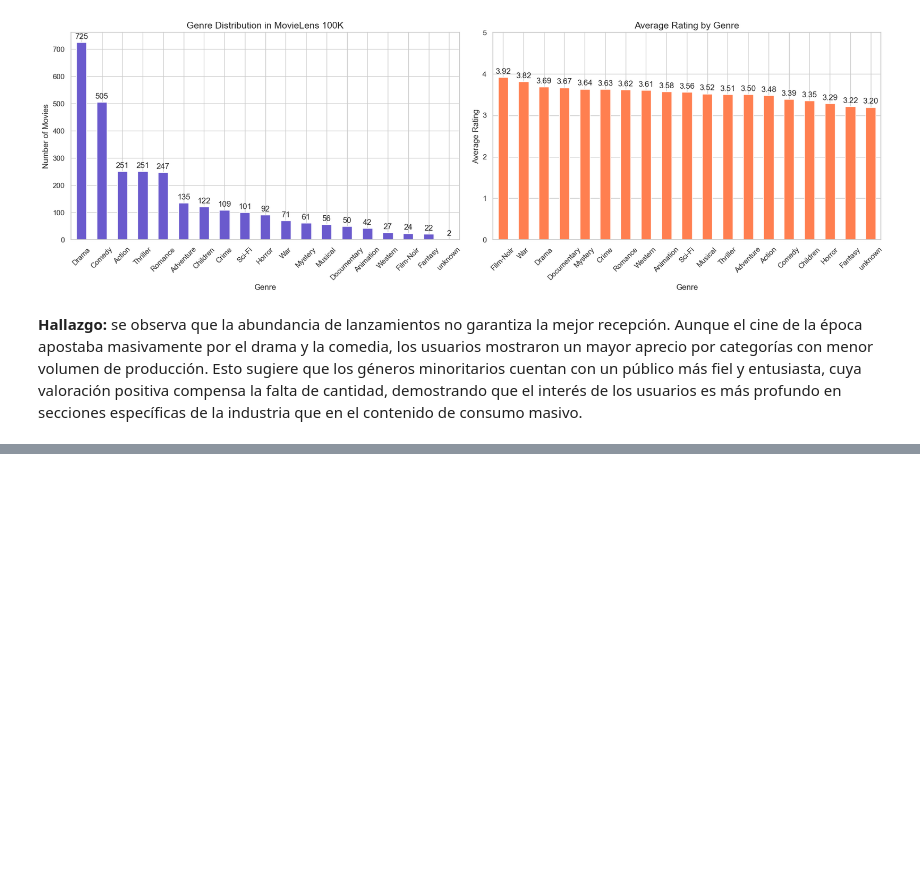
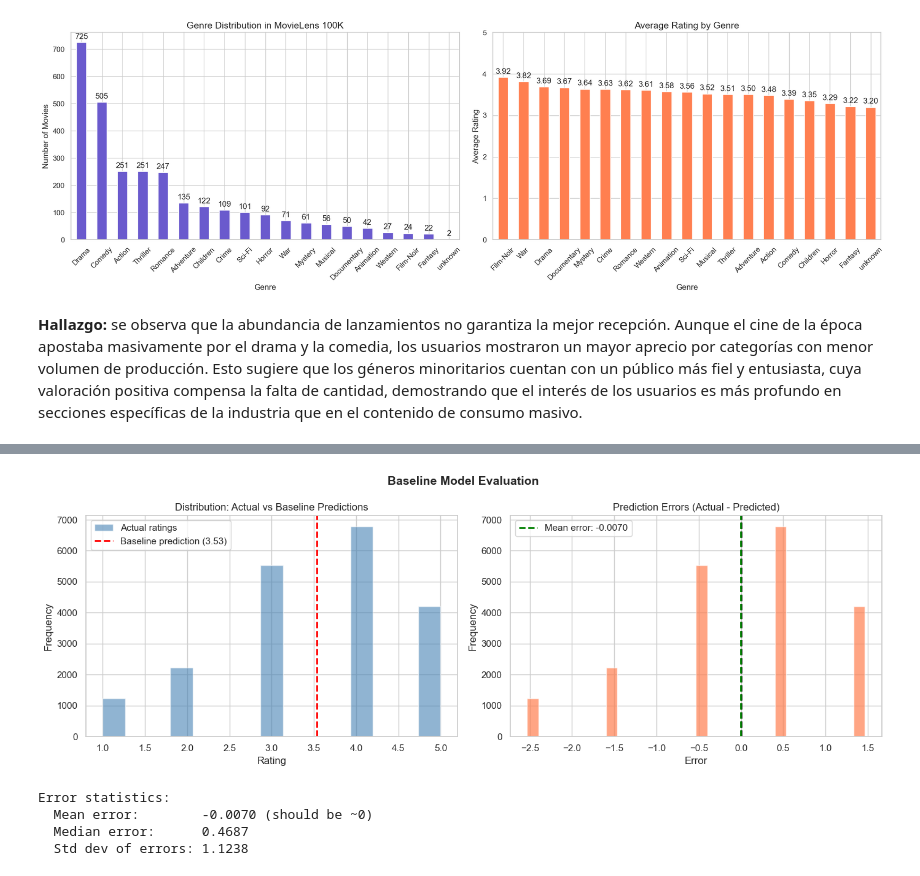
Before and after one commit to JeroZp/recommendation-system-movielens, a Jupyter notebook: notebooks/01_eda_baseline.ipynb, the cells around one changed output, grey strips where cells are left out. Drawn from its saved outputs; the diff is of its cells as text; code cells hidden in the pictures; blank space fills up the shorter version.

Commit message:
fix(report): update baseline predictions and metrics in report delivery 1

```diff
--- a/notebooks/01_eda_baseline.ipynb
+++ b/notebooks/01_eda_baseline.ipynb
@@ -495,0 +621,58 @@ plt.show()
+# %%
+# Visualization: Baseline predictions vs actual ratings
+
+fig, axes = plt.subplots(1, 2, figsize=(14, 5))
+
+# Distribution of actual vs predicted
+axes[0].hist(
+    y_test,
+    bins=15,
+    alpha=0.6,
+    label="Actual ratings",
+    color="steelblue",
+    edgecolor="white",
+)
+axes[0].axvline(
+    global_mean,
+    color="red",
+    linestyle="--",
+    linewidth=2,
+    label=f"Baseline prediction ({global_mean:.2f})",
+)
+axes[0].set_title("Distribution: Actual vs Baseline Predictions")
+axes[0].set_xlabel("Rating")
+axes[0].set_ylabel("Frequency")
+axes[0].legend()
+axes[0].set_ylim(0, None)
+
+# Errors
+errors = y_test - y_baseline_pred
+axes[1].hist(errors, bins=30, color="coral", edgecolor="white", alpha=0.7)
+axes[1].axvline(0, color="black", linestyle="--", linewidth=2)
+axes[1].set_title("Prediction Errors (Actual - Predicted)")
+axes[1].set_xlabel("Error")
+axes[1].set_ylabel("Frequency")
+axes[1].axvline(
+    errors.mean(),
+    color="green",
+    linestyle="--",
+    linewidth=2,
+    label=f"Mean error: {errors.mean():.4f}",
+)
+axes[1].legend()
+
+plt.suptitle("Baseline Model Evaluation", fontsize=14, fontweight="bold")
+plt.tight_layout()
+plt.savefig("../figures/08_baseline_evaluation.png", bbox_inches="tight")
+plt.show()
+
+print(f"Error statistics:")
+print(f"  Mean error:        {errors.mean():.4f} (should be ~0)")
+print(f"  Median error:      {np.median(errors):.4f}")
+print(f"  Std dev of errors: {errors.std():.4f}")
+# %% [output]
+[figure, added]
+Error statistics:
+  Mean error:        -0.0070 (should be ~0)
+  Median error:      0.4687
+  Std dev of errors: 1.1238
```
Also changed, not shown: parts of 17 cells of this notebook, 2 other files.
